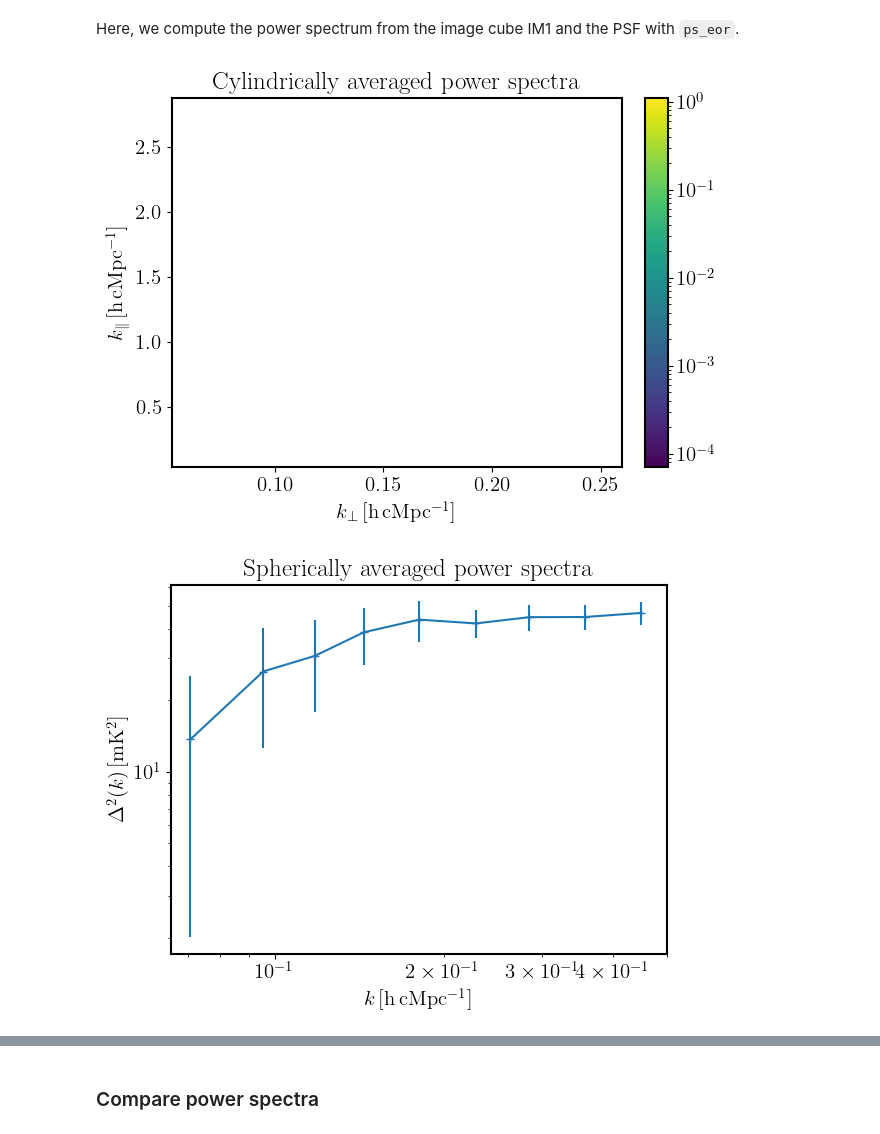
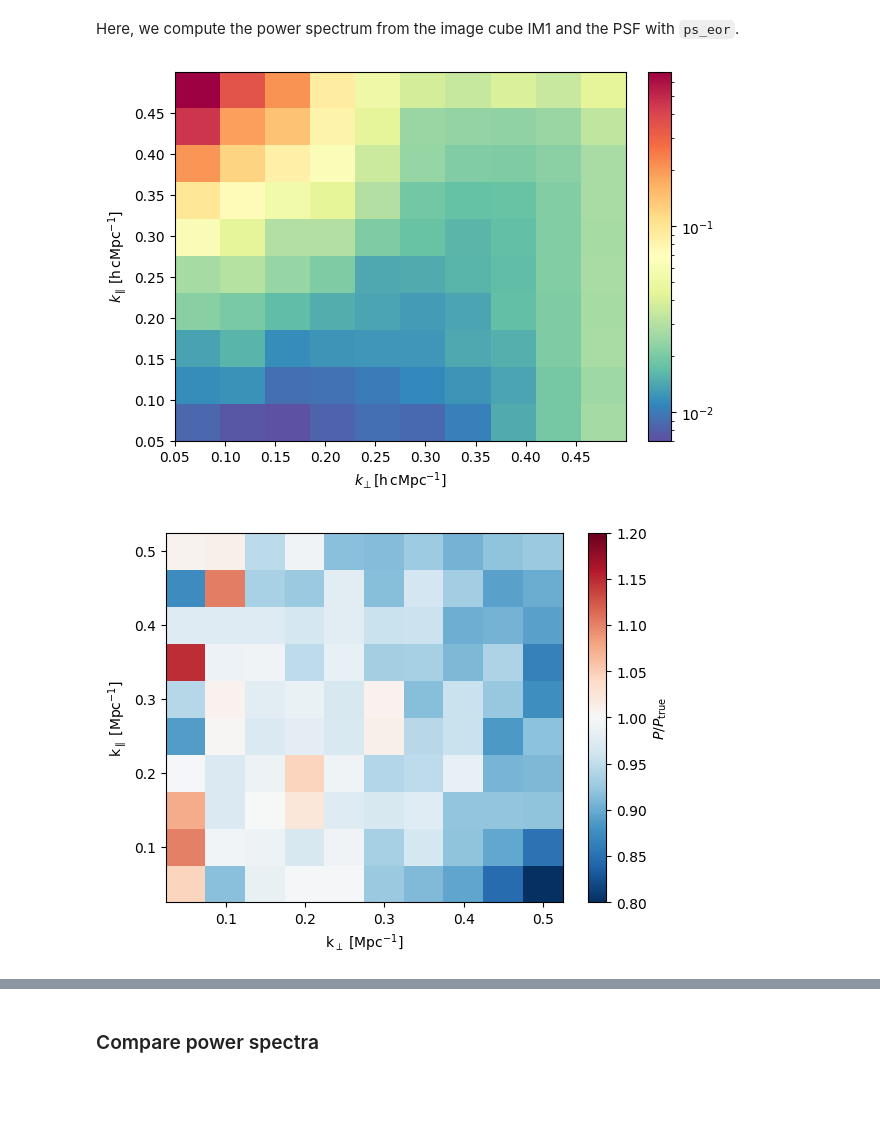
Before and after one commit to guotsuan/science-testcases-srcnetv01, a Jupyter notebook: SWF-008-T1/test_swf008_v0.ipynb, the cells around one changed output, grey strips where cells are left out. Cells and saved outputs as stored; diff of their text form; code cells hidden in the pictures; blank space fills up the shorter version.

```diff
--- a/SWF-008-T1/test_swf008_v0.ipynb
+++ b/SWF-008-T1/test_swf008_v0.ipynb
@@ -328,6 +182,24 @@ def cyl_to_sph(cyl_ps, kperp_bins, kpara_bins, kbins=None, nbins=None):
         print('Some empty k-bins!')
 
     return weighted_k, pspec
+# %%
+def get_ps_gen_square(cube, fmin, **kargs):
+    ''' This function return a ps_gen object which will return a power-spectra with the SDC3a binning scheme '''
+    z = psutil.freq_to_z((fmin + 7.5) * 1e6)
+    du = psutil.k_to_l(0.05, z) / (2 * np.pi)
+    umin = du / 2.
+    umax = psutil.k_to_l(0.5, z) / (2 * np.pi) + du / 2
+    M = int((1 / psutil.k_to_delay(0.05, z)) / 0.1e6)
+    ps_builder = pspec.PowerSpectraBuilder()
+    ps_gen = ps_builder.get(cube, fmhz_range=[fmin, fmin + 15], du=du, umin=umin, umax=umax, uniform_u_bins=True, **kargs)
+    ps_gen.eor.M = M
+    ps_gen._compute_delays()
+    return ps_gen
+
+def set_kpar_max(ps2d, kpar_max=0.53):
+    idx = ps2d.k_par < kpar_max
+    return pspec.CylindricalPowerSpectra(ps2d.data[idx], ps2d.err[idx], ps2d.delay[idx], ps2d.el, ps2d.k_per,
+                                         ps2d.k_par[idx], n_eff=ps2d.n_eff[idx])
 # %% [markdown]
 ## General parameters
 # %% [markdown]
@@ -496,24 +372,9 @@ eor = eor_bin_list.get(1)
-# %%
-# Create a PS configuration
-el = 2 * np.pi * (np.arange(w_cube.ru.min(), w_cube.ru.max(), 10.*du))
-ps_conf = pspec.PowerSpectraConfig(el)
-
-pb = datacube.SkaLowPrimaryBeam()
-
-# Create a PS generation object
-ps_gen = pspec.PowerSpectraCart(eor, ps_conf, pb)
-
-# Create a Spatial PS, plot it and save it to a file
-ps = ps_gen.get_ps(w_cube)
-
-# Create a Cylindrically averaged PS
-ps2d = ps_gen.get_ps2d(w_cube)
-ps2d.plot(title='Cylindrically averaged power spectra')#, vmin=pspec_2d_from_file.min().value, vmax=pspec_2d_from_file.max().value)
-
-# Create a Spherically averaged PS
-kbins2 = np.logspace(np.log10(ps_gen.kmin), np.log10(0.5), 10)
-ps3d = ps_gen.get_ps3d(kbins2, w_cube)
-ps3d.plot(title='Spherically averaged power spectra')
-# %% [output]
-[figure, removed]
-[figure, removed]
+# %%
+# Create a Cylindrically averaged PS and plot
+ps_gen_sq = get_ps_gen_square(w_cube, fmin, primary_beam='ska_low', window_fct='hann')
+ps2d = set_kpar_max(ps_gen_sq.get_ps2d(w_cube))
+
+fig, ax = plt.subplots()
+ps2d.plot(ax=ax, vmin=7e-3, vmax=6.8e-1, cmap='Spectral_r')
+# %% [output]
+[figure, added]
@@ -519,0 +384,9 @@ ps3d.plot(title='Spherically averaged power spectra')
+# %%
+plot_ps2d(
+        ps2d.data/pspec_2d_from_file,
+        kperp_bins, kpara_bins,
+        cmap='RdBu_r', norm=colors.Normalize(vmin=0.8, vmax=1.2),
+        label=r'$P/P_\mathrm{true}$'
+)
+# %% [output]
+[figure, added]
```
Also changed, not shown: parts of 16 cells of this notebook.
